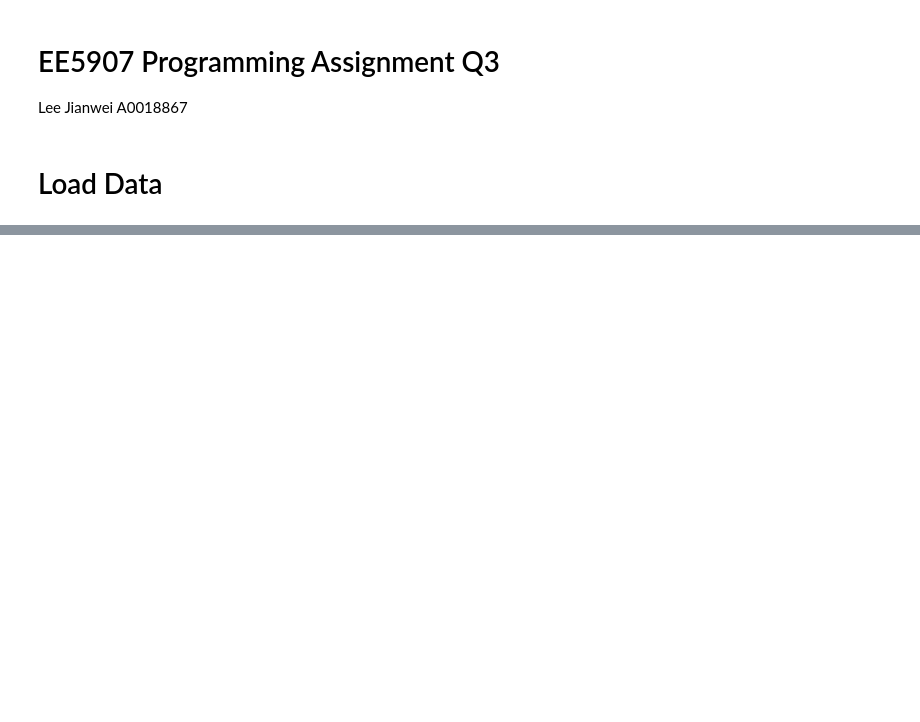
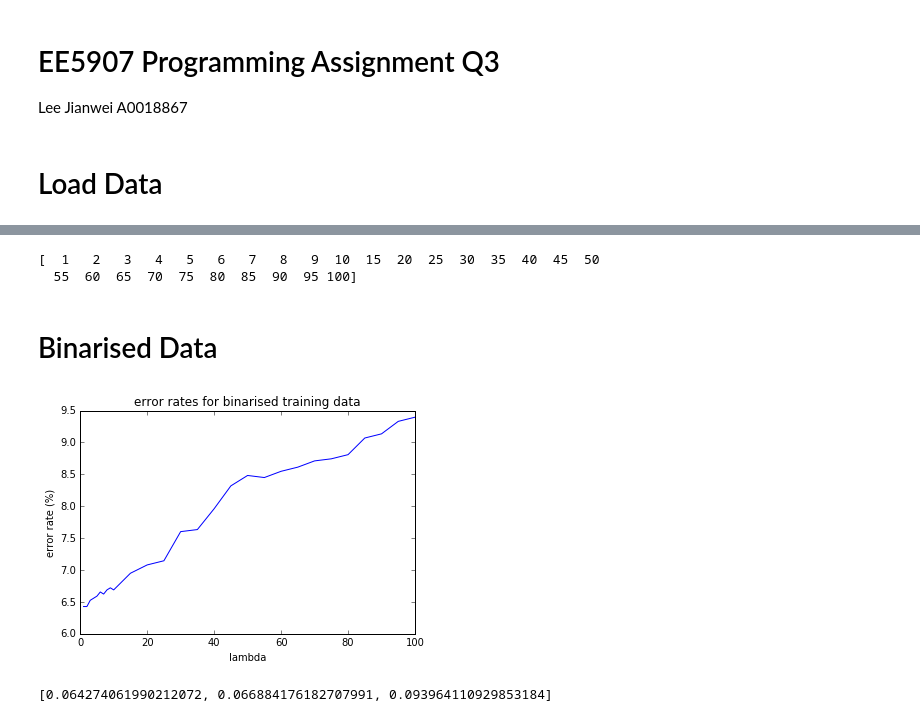
Before and after one commit to hoopernikaho/EE5907R_CA1, a Jupyter notebook: CA1_Q3.ipynb, the cells around one changed output, grey strips where cells are left out. Cells and saved outputs as stored; diff of their text form; code cells hidden in the pictures; blank space fills up the shorter version.

```diff
--- a/CA1_Q3.ipynb
+++ b/CA1_Q3.ipynb
@@ -114,0 +111,8 @@ array([[ 0.,  0.,  0., ...,  0.,  0.,  0.],
+# %%
+lambdas = np.insert(np.arange(15,105,5),0,np.arange(1,11,1))
+print lambdas
+# %% [output]
+[  1   2   3   4   5   6   7   8   9  10  15  20  25  30  35  40  45  50
+  55  60  65  70  75  80  85  90  95 100]
+# %% [markdown]
+# Binarised Data
@@ -114,0 +123,14 @@ array([[ 0.,  0.,  0., ...,  0.,  0.,  0.],
+# %%
+plt.figure()
+plt.title('error rates for binarised training data')
+plt.plot(lambdas, np.array(Training_ErrorRates)*100)
+plt.xlabel('lambda')
+plt.ylabel('error rate (%)')
+plt.show()
+# %% [output]
+[figure, added]
+# %%
+# Error rates for training data for lambda = 1,10,100
+map(lambda lamb: LogReg_ErrorRate(xtrainBin,ytrain,xtrainBin,ytrain,lamb), [1,10,100])
+# %% [output]
+[0.064274061990212072, 0.066884176182707991, 0.093964110929853184]
```
Also changed, not shown: parts of 34 cells of this notebook, 1 other file.
